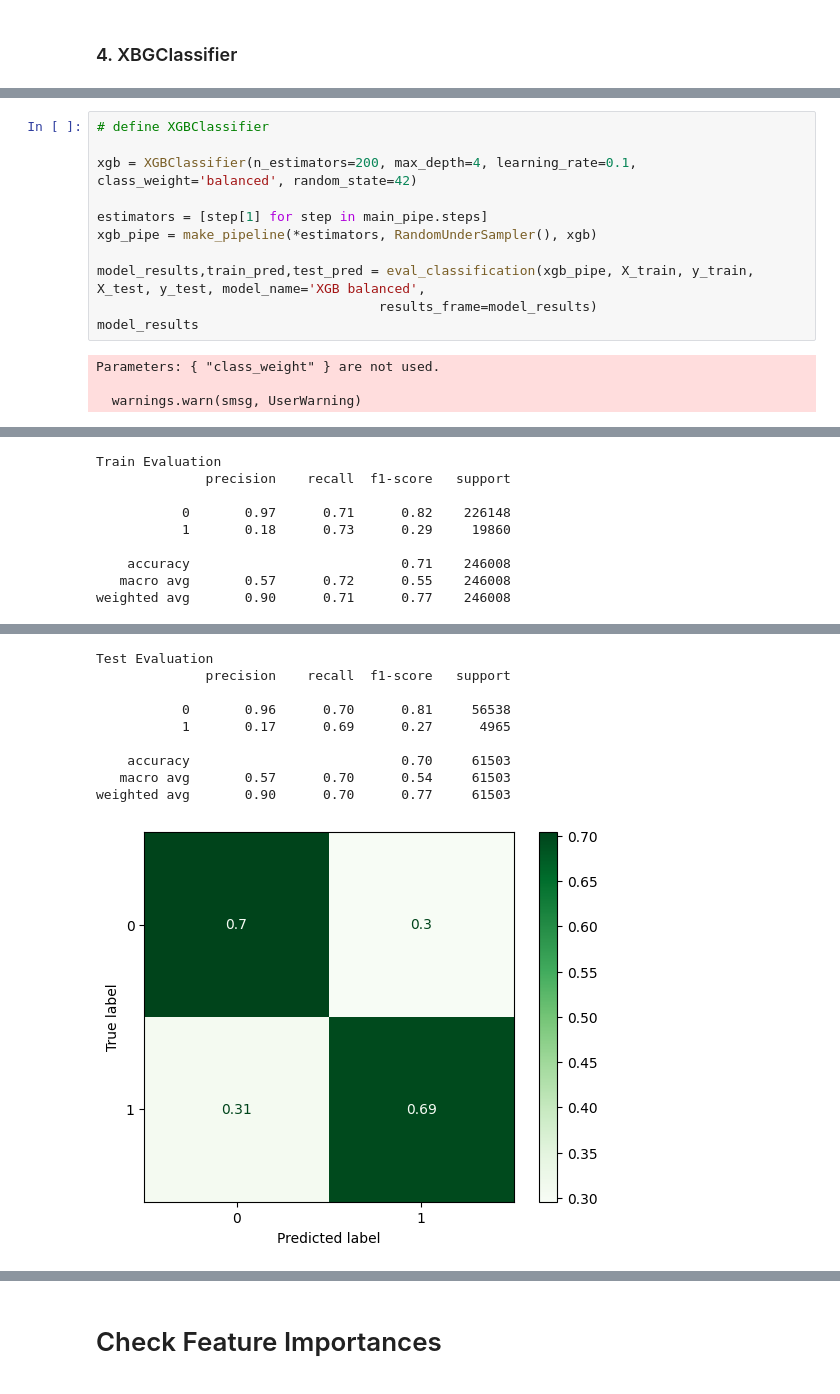
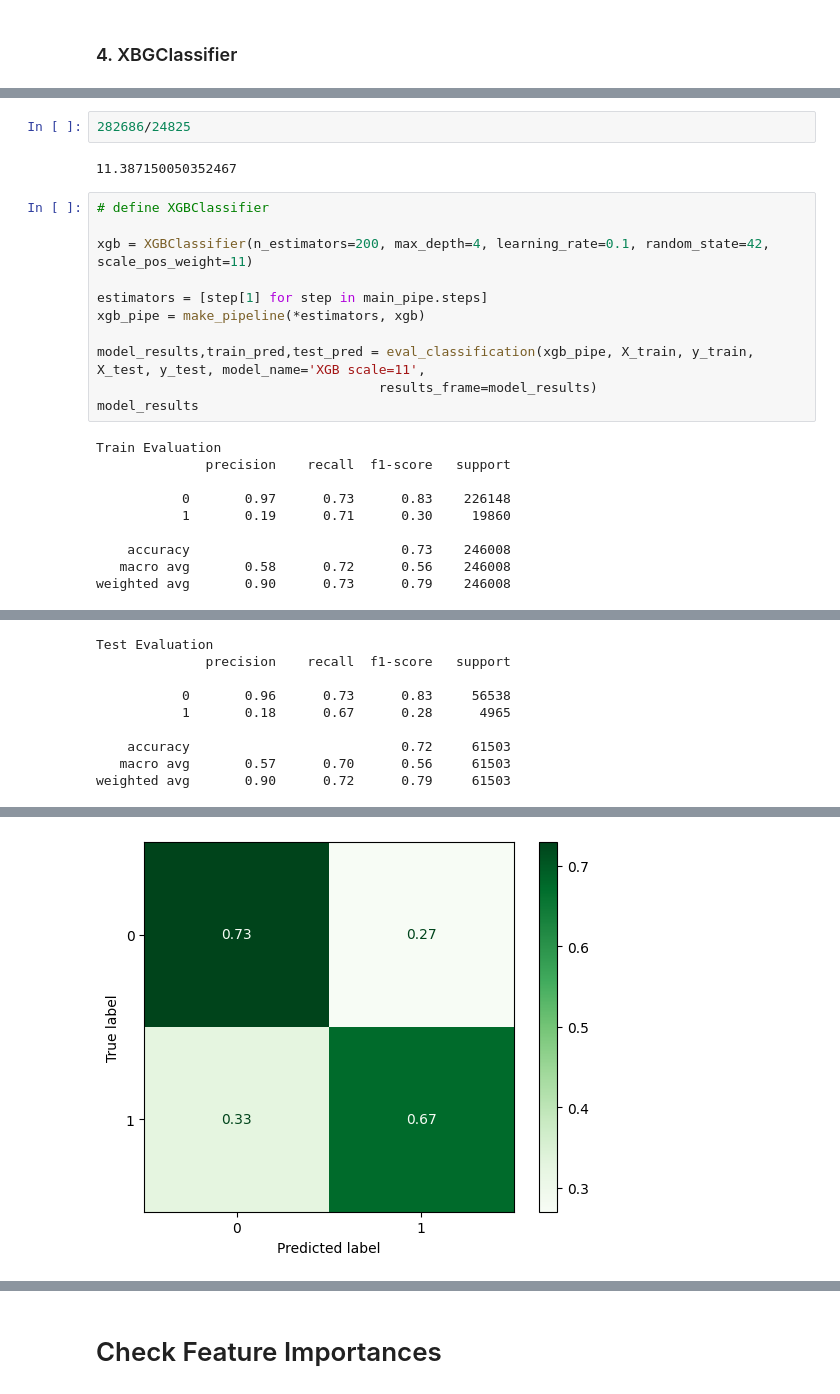
Before and after one commit to annahanslc/home-credit-default-risk-project, a Jupyter notebook: Project drafts/Preprocessing_4.ipynb, the cells around one changed output, grey strips where cells are left out. Drawn from its saved outputs; the diff is of its cells as text.

Commit message:
Preprocessing 5 & 6. Final model XGB w/ 31 features

```diff
--- a/Project drafts/Preprocessing_4.ipynb
+++ b/Project drafts/Preprocessing_4.ipynb
@@ -425,15 +432,25 @@ weighted avg       0.89      0.64      0.72     61503
+# %%
+282686/24825
+# %% [output]
+11.387150050352467
 # %%
 # define XGBClassifier
 
-xgb = XGBClassifier(n_estimators=200, max_depth=4, learning_rate=0.1, class_weight='balanced', random_state=42)
+xgb = XGBClassifier(n_estimators=200, max_depth=4, learning_rate=0.1, random_state=42, scale_pos_weight=11)
 
 estimators = [step[1] for step in main_pipe.steps]
-xgb_pipe = make_pipeline(*estimators, RandomUnderSampler(), xgb)
+xgb_pipe = make_pipeline(*estimators, xgb)
 
-model_results,train_pred,test_pred = eval_classification(xgb_pipe, X_train, y_train, X_test, y_test, model_name='XGB balanced',
+model_results,train_pred,test_pred = eval_classification(xgb_pipe, X_train, y_train, X_test, y_test, model_name='XGB scale=11',
                                     results_frame=model_results)
 model_results
 # %% [output]
-Parameters: { "class_weight" } are not used.
+Train Evaluation
+              precision    recall  f1-score   support
 
-  warnings.warn(smsg, UserWarning)
+           0       0.97      0.73      0.83    226148
+           1       0.19      0.71      0.30     19860
+
+    accuracy                           0.73    246008
+   macro avg       0.58      0.72      0.56    246008
+weighted avg       0.90      0.73      0.79    246008
@@ -440,9 +458,9 @@ Parameters: { "class_weight" } are not used.
-Train Evaluation
+Test Evaluation
               precision    recall  f1-score   support
 
-           0       0.97      0.71      0.82    226148
-           1       0.18      0.73      0.29     19860
+           0       0.96      0.73      0.83     56538
+           1       0.18      0.67      0.28      4965
 
-    accuracy                           0.71    246008
-   macro avg       0.57      0.72      0.55    246008
-weighted avg       0.90      0.71      0.77    246008
+    accuracy                           0.72     61503
+   macro avg       0.57      0.70      0.56     61503
+weighted avg       0.90      0.72      0.79     61503
@@ -450,11 +467,2 @@ weighted avg       0.90      0.71      0.77    246008
-Test Evaluation
-              precision    recall  f1-score   support
-
-           0       0.96      0.70      0.81     56538
-           1       0.17      0.69      0.27      4965
-
-    accuracy                           0.70     61503
-   macro avg       0.57      0.70      0.54     61503
-weighted avg       0.90      0.70      0.77     61503
-[figure, old version]
+[figure, new version]
 |  | train_accuracy | test_accuracy | train_precision | test_precision | train_recall | test_recall | train_f1 | ... |
```
Also changed, not shown: parts of 27 cells of this notebook, 13 other files.
